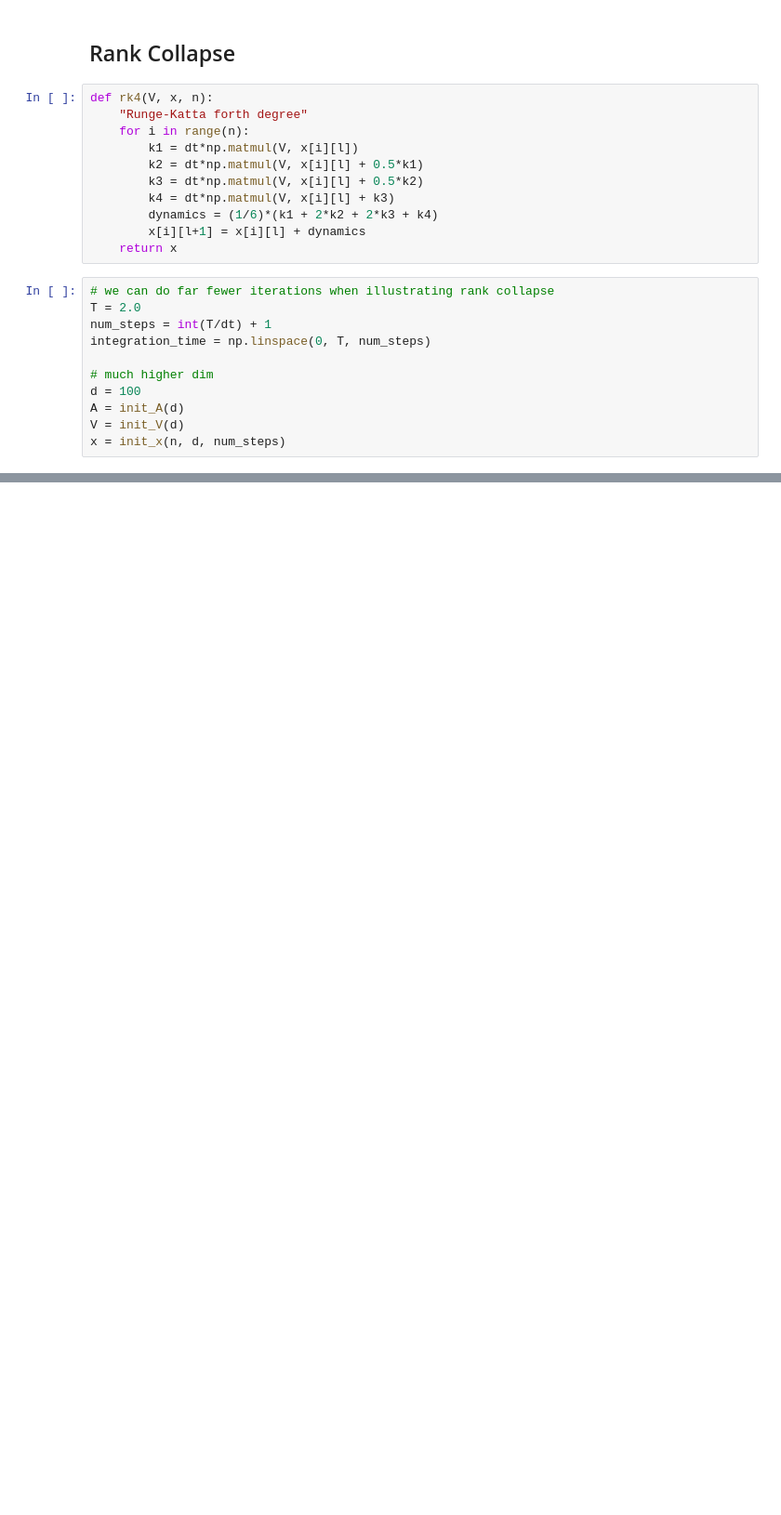
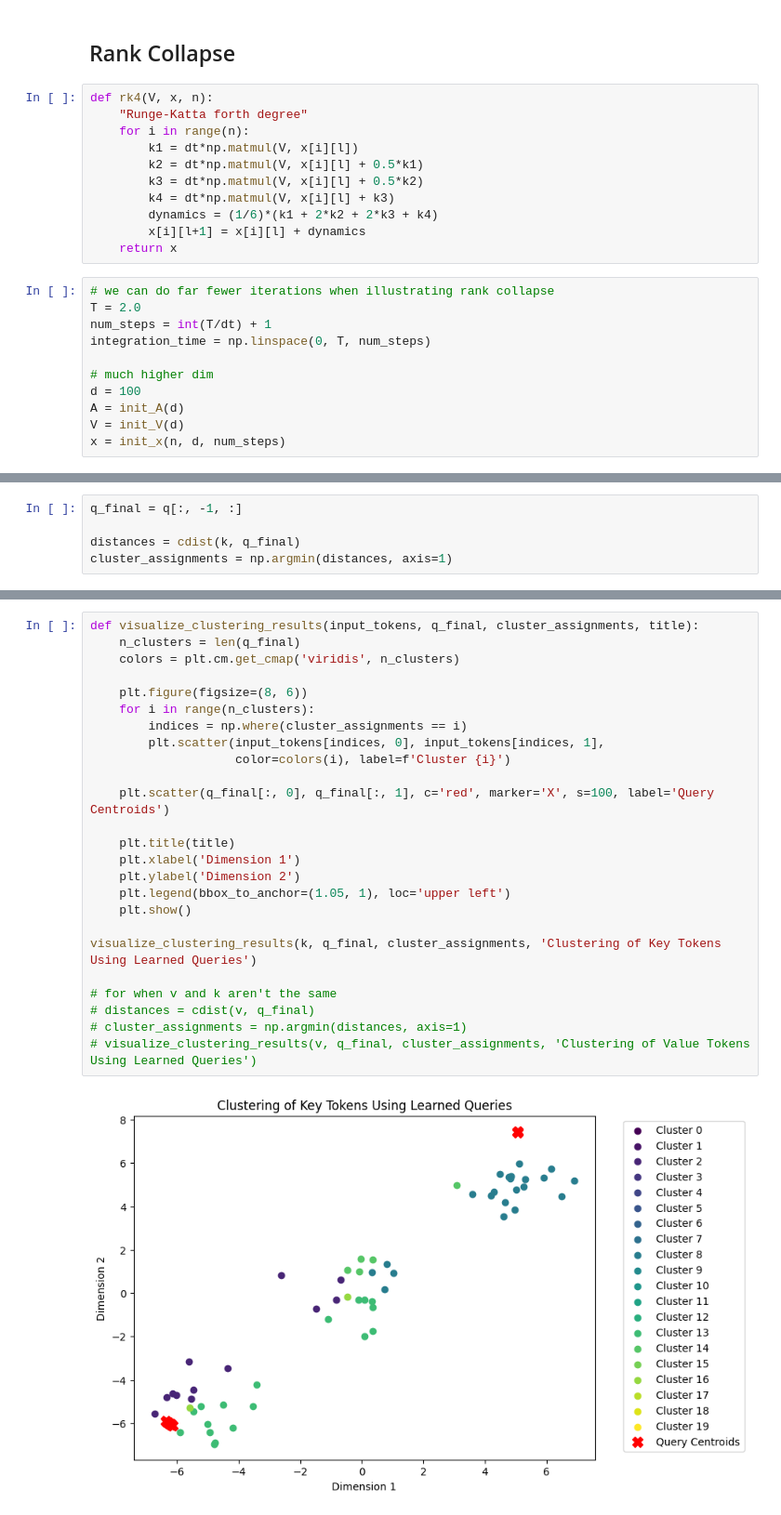
Before and after one commit to tpeat/cluster-attention, a Jupyter notebook: particle-systems/notebook.ipynb, the cells around one changed output, grey strips where cells are left out. Shown at 93% size. Cells and saved outputs as stored; diff of their text form; blank space fills up the shorter version.

```diff
--- a/particle-systems/notebook.ipynb
+++ b/particle-systems/notebook.ipynb
@@ -419,0 +1184,5 @@ for l, t in enumerate(integration_time):
+# %%
+q_final = q[:, -1, :]
+
+distances = cdist(k, q_final)
+cluster_assignments = np.argmin(distances, axis=1)
@@ -419,0 +1221,27 @@ for l, t in enumerate(integration_time):
+# %%
+def visualize_clustering_results(input_tokens, q_final, cluster_assignments, title):
+    n_clusters = len(q_final)
+    colors = plt.cm.get_cmap('viridis', n_clusters)
+
+    plt.figure(figsize=(8, 6))
+    for i in range(n_clusters):
+        indices = np.where(cluster_assignments == i)
+        plt.scatter(input_tokens[indices, 0], input_tokens[indices, 1],
+                    color=colors(i), label=f'Cluster {i}')
+
+    plt.scatter(q_final[:, 0], q_final[:, 1], c='red', marker='X', s=100, label='Query Centroids')
+
+    plt.title(title)
+    plt.xlabel('Dimension 1')
+    plt.ylabel('Dimension 2')
+    plt.legend(bbox_to_anchor=(1.05, 1), loc='upper left')
+    plt.show()
+
+visualize_clustering_results(k, q_final, cluster_assignments, 'Clustering of Key Tokens Using Learned Queries')
+
+# for when v and k aren't the same
+# distances = cdist(v, q_final)
+# cluster_assignments = np.argmin(distances, axis=1)
+# visualize_clustering_results(v, q_final, cluster_assignments, 'Clustering of Value Tokens Using Learned Queries')
+# %% [output]
+[figure, added]
```
Also changed, not shown: parts of 17 cells of this notebook, 20 other files.
